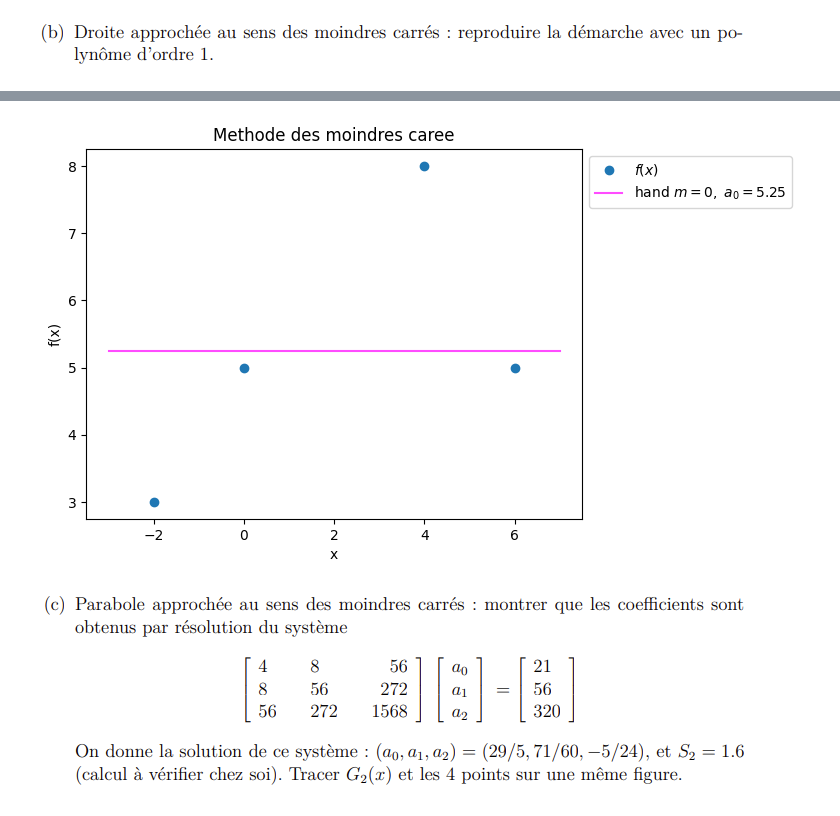
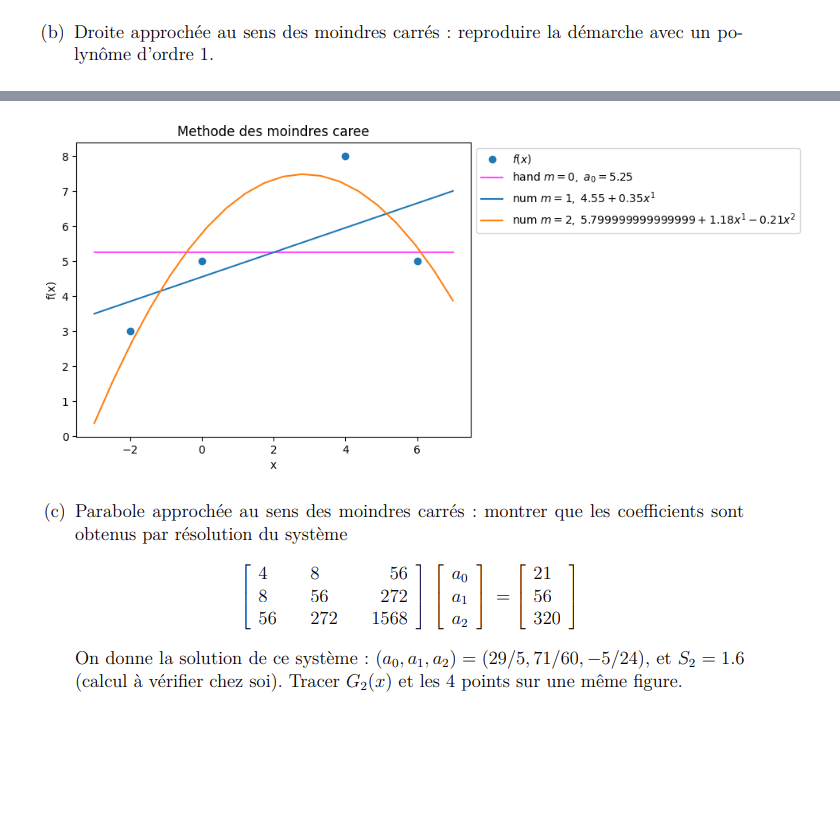
Before and after one commit to erdicn/MathNum, a Jupyter notebook: InterpolationPolynomiale/interpolation.ipynb, the cells around one changed output, grey strips where cells are left out. Saved outputs shown, nothing was run; the diff lists cells and outputs as text; code cells hidden in the pictures; blank space fills up the shorter version.

```diff
--- a/InterpolationPolynomiale/interpolation.ipynb
+++ b/InterpolationPolynomiale/interpolation.ipynb
@@ -201,7 +201,7 @@ def PolynomialDivisionConstant(P, c):
 assert(PolynomialDivisionConstant([3,6,9], 3) == [1,2,3])
 
 def PolynomialTimesPolynomial(P1, P2):
-    new_P = [0 for i in range(max(len(P1),len(P2)) + 1)] # multiplication de deux polynomale peux resulter maximum a un polynome de degree de leur somme
+    new_P = [0 for i in range(len(P1)+len(P2))] # multiplication de deux polynomale peux resulter maximum a un polynome de degree de leur somme
     for i in range(len(P1)):
         for j in range(len(P2)):
             new_P[i+j] += P1[i] * P2[j]
@@ -211,6 +211,7 @@ def PolynomialTimesPolynomial(P1, P2):
     return new_P
 
 assert(PolynomialTimesPolynomial([1, 2, 3, 4], [1,1]) == [1, 3, 5, 7, 4])
+assert(PolynomialTimesPolynomial([1, 2, 3, 4], [1,1, 1, 1, 1, 1]) == [1,3,6,10, 10, 10, 9, 7, 4])
 assert(PolynomialTimesPolynomial([1], [2,1]) == [2,1])
 assert(PolynomialTimesPolynomial([2], [1,1]) == [2,2])
 assert(PolynomialTimesPolynomial([2], [1,1, 0 , 0]) == [2,2])
@@ -553,20 +554,23 @@ On vois bien que plus en augmente le m plus lerreur diminue. Ecart quadratique d
 # %%
 a_0 = 5.25
 G_0 = [a_0]
 x_TD1  = [i[0] for i in data_TD1 ]
 fx_TD1 = [i[1] for i in data_TD1 ]
 plt.scatter(x_TD1, fx_TD1, label = "$f(x)$")
 
 plt.plot(x_interval, [ListToFunction(G_0, i) for i in x_interval], alpha = 0.7, color = "magenta", label = r"hand $m=0,\; a_0 = 5.25$")
-
+moindre_carree_d1 = MoindresCarees(data_TD1, 1)
+plt.plot(x_interval, ListToFunction(moindre_carree_d1, x_interval),  label = r"num $m=1,\;" + ListToStr(moindre_carree_d1) + "$")
+moindre_carree_d2 = MoindresCarees(data_TD1, 2)
+plt.plot(x_interval, ListToFunction(moindre_carree_d2, x_interval),  label = r"num $m=2,\;" + ListToStr(moindre_carree_d2) + "$")
 plt.xlabel('x')
 plt.ylabel("f(x)")
 plt.title("Methode des moindres caree")
 plt.legend(bbox_to_anchor=(1.0, 1.0), loc='upper left')
 plt.show()
 plt.close()
 # %% [output]
-[figure, old version]
+[figure, new version]
 # %% [markdown]
 ![image.png](attachment:image.png)
 # %% [markdown]
```
